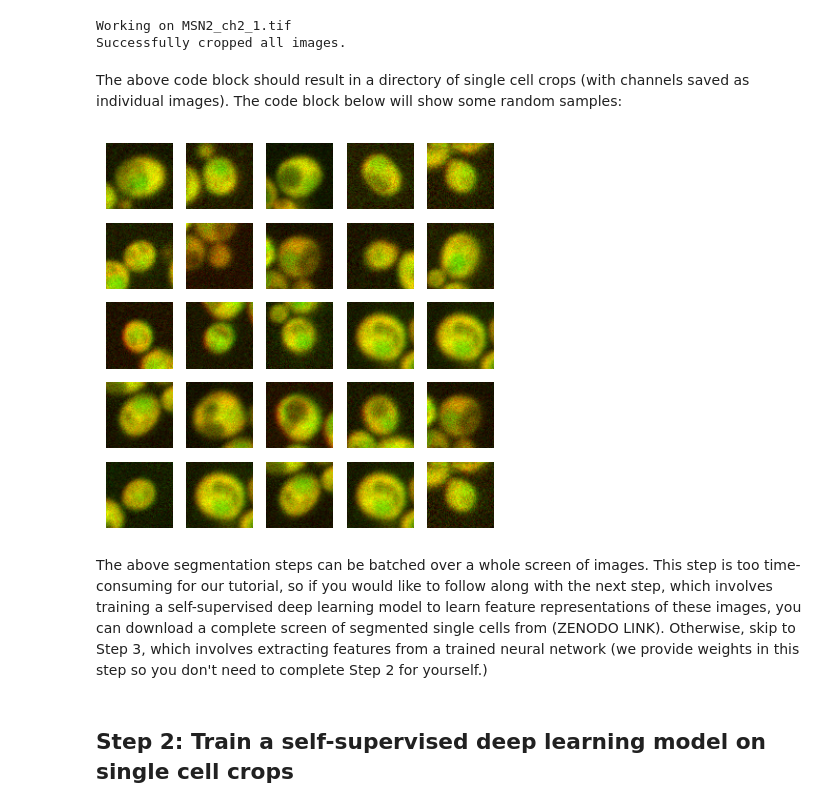
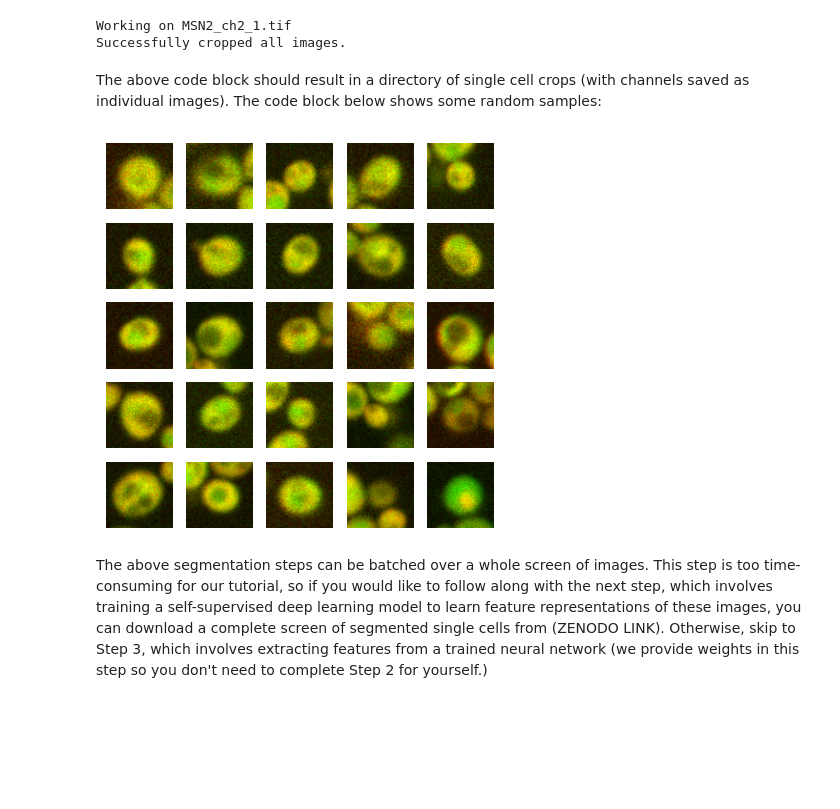
Before and after one commit to alexxijielu/change_detection_book_chapter, a Jupyter notebook: change_detection.ipynb, the cells around one changed output. Saved outputs shown, nothing was run; the diff lists cells and outputs as text; code cells hidden in the pictures; blank space fills up the shorter version.

```diff
--- a/change_detection.ipynb
+++ b/change_detection.ipynb
@@ -126,43 +138,43 @@ Working on MSN2_ch2_1.tif
 Successfully cropped all images.
 # %% [markdown]
 The above code block should result in a directory of single cell crops (with channels saved as individual images).
-The code block below will show some random samples:
+The code block below shows some random samples:
 # %%
 %matplotlib inline
 import numpy as np
 from PIL import Image
 import matplotlib.pyplot as plt
 import glob
 from skimage.exposure import rescale_intensity
 
-single_cell_dir = './data/WT_cyclops_segmented/single_cells/'
+single_cell_dir = './data/cyclops_segmented/CTRL/single_cells/MSN2/'
 single_cells = glob.glob(single_cell_dir + "*_ch2_*.tif")
 
 fig = plt.figure(figsize=(5, 5))
 fig_counter = 1
-for cell_name in np.random.choice(single_cells, 25):
+
+# Pick 25 random cells and show them in a grid
+for cell_name in np.random.choice(single_cells, 25, replace=False):
     gfp = np.array(Image.open(cell_name))
     rfp = np.array(Image.open(cell_name.replace("_ch2_", "_ch1_")))
 
     # Rescale intensity of raw tif files so they display nicely as RGB image
     gfp = rescale_intensity(gfp, out_range=(0, 1))
     rfp = rescale_intensity(rfp, out_range=(0, 1))
     img = np.stack((rfp, gfp, np.zeros_like(gfp)), axis=-1)
 
     ax = fig.add_subplot(5, 5, fig_counter)
     ax.imshow(img)
     ax.axis("off")
 
     fig_counter += 1
 
 plt.show()
 # %% [output]
-[figure, old version]
+[figure, new version]
 # %% [markdown]
 The above segmentation steps can be batched over a whole screen of images. This step is too time-consuming for our
 tutorial, so if you would like to follow along with the next step, which involves training a self-supervised deep
 learning model to learn feature representations of these images, you can download a complete screen of segmented
 single cells from (ZENODO LINK). Otherwise, skip to Step 3, which involves extracting features from a trained neural
 network (we provide weights in this step so you don't need to complete Step 2 for yourself.)
-# %% [markdown]
-## Step 2: Train a self-supervised deep learning model on single cell crops
```
Also changed, not shown: parts of 20 cells of this notebook, 5 other files.
